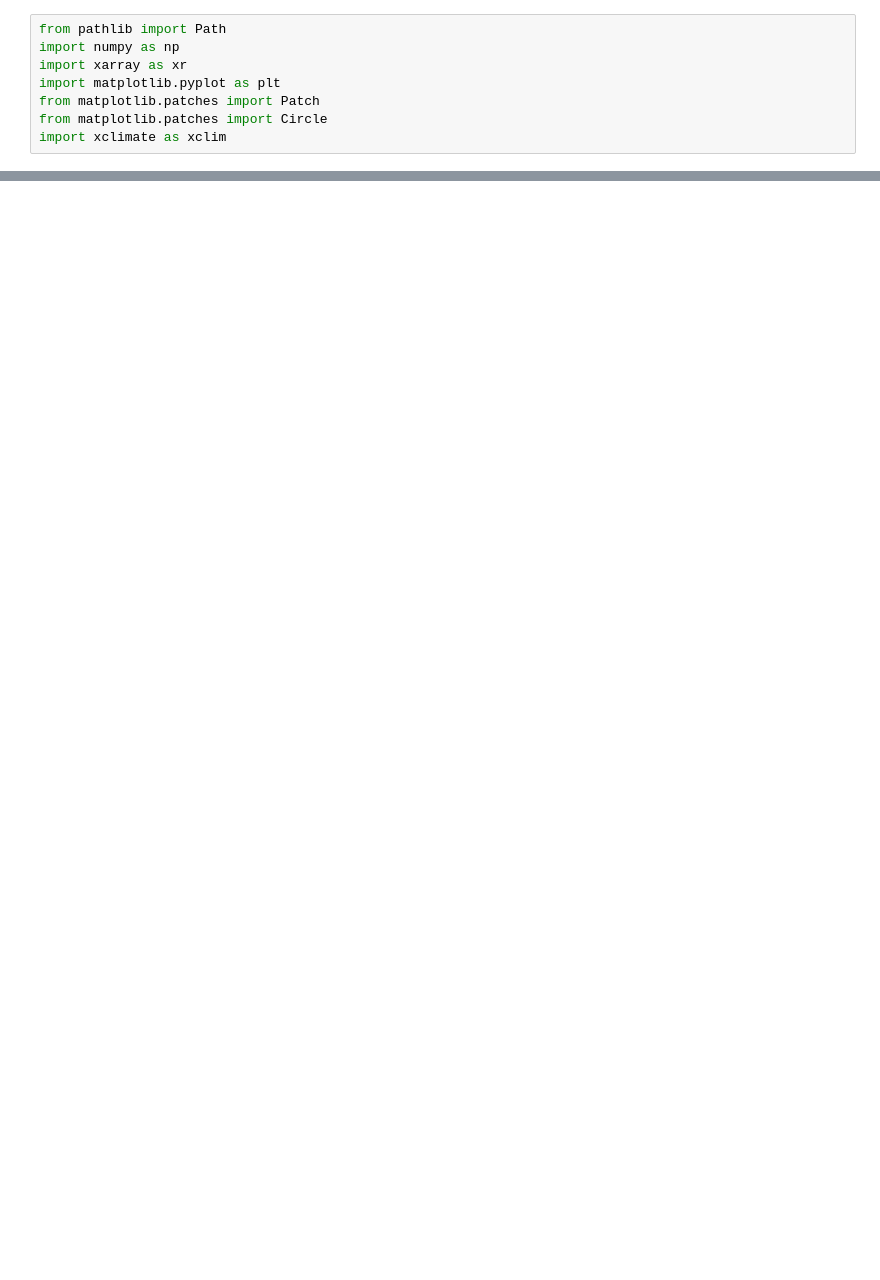
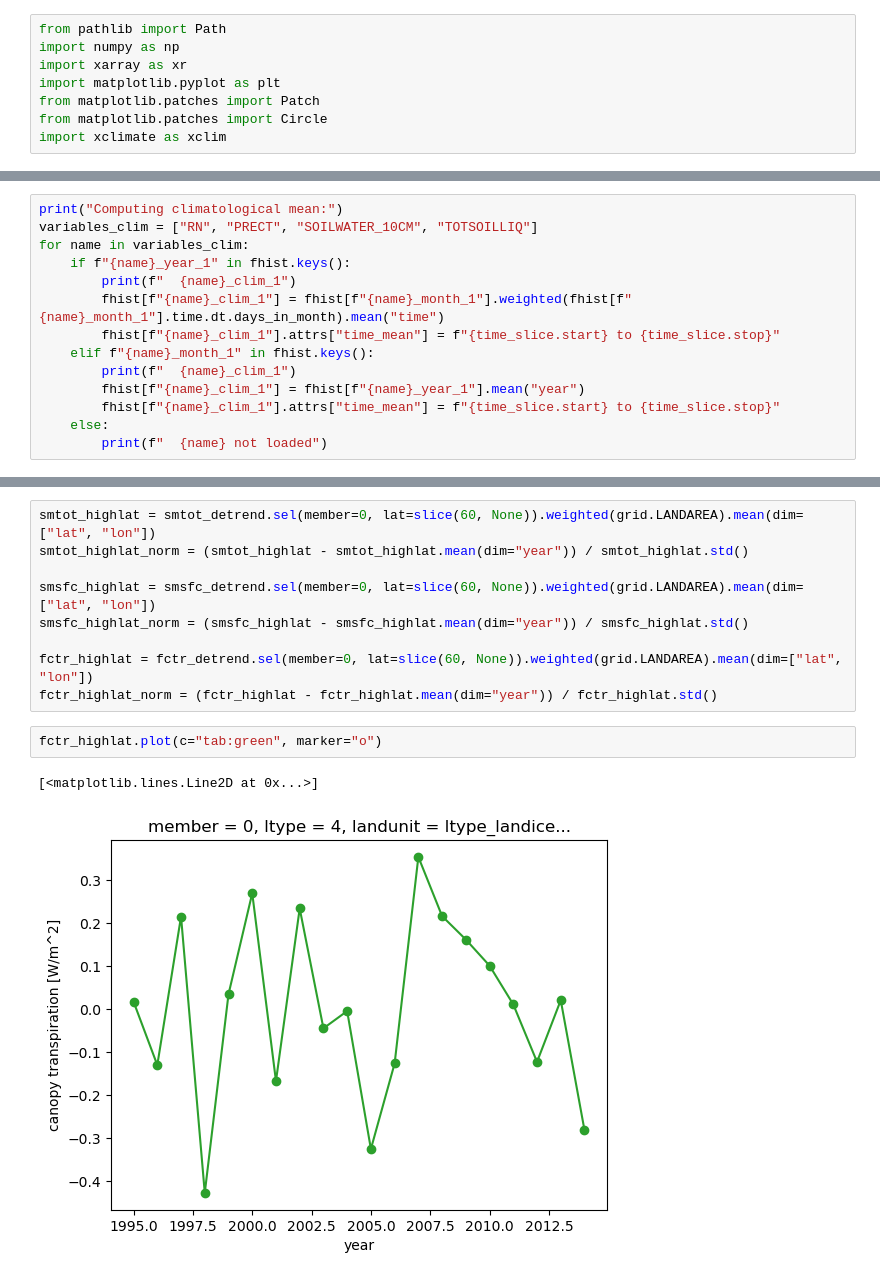
Before and after one commit to bbuchovecky/et_controls, a Jupyter notebook: ecohydro-index-bin.ipynb, the cells around one changed output, grey strips where cells are left out. Cells and saved outputs as stored; diff of their text form; blank space fills up the shorter version.

```diff
--- a/ecohydro-index-bin.ipynb
+++ b/ecohydro-index-bin.ipynb
@@ -8,0 +155,14 @@ import xclimate as xclim
+# %%
+print("Computing climatological mean:")
+variables_clim = ["RN", "PRECT", "SOILWATER_10CM", "TOTSOILLIQ"]
+for name in variables_clim:
+    if f"{name}_year_1" in fhist.keys():
+        print(f"  {name}_clim_1")
+        fhist[f"{name}_clim_1"] = fhist[f"{name}_month_1"].weighted(fhist[f"{name}_month_1"].time.dt.days_in_month).mean("time")
+        fhist[f"{name}_clim_1"].attrs["time_mean"] = f"{time_slice.start} to {time_slice.stop}"
+    elif f"{name}_month_1" in fhist.keys():
+        print(f"  {name}_clim_1")
+        fhist[f"{name}_clim_1"] = fhist[f"{name}_year_1"].mean("year")
+        fhist[f"{name}_clim_1"].attrs["time_mean"] = f"{time_slice.start} to {time_slice.stop}"
+    else:
+        print(f"  {name} not loaded")
@@ -8,0 +255,14 @@ import xclimate as xclim
+# %%
+smtot_highlat = smtot_detrend.sel(member=0, lat=slice(60, None)).weighted(grid.LANDAREA).mean(dim=["lat", "lon"])
+smtot_highlat_norm = (smtot_highlat - smtot_highlat.mean(dim="year")) / smtot_highlat.std()
+
+smsfc_highlat = smsfc_detrend.sel(member=0, lat=slice(60, None)).weighted(grid.LANDAREA).mean(dim=["lat", "lon"])
+smsfc_highlat_norm = (smsfc_highlat - smsfc_highlat.mean(dim="year")) / smsfc_highlat.std()
+
+fctr_highlat = fctr_detrend.sel(member=0, lat=slice(60, None)).weighted(grid.LANDAREA).mean(dim=["lat", "lon"])
+fctr_highlat_norm = (fctr_highlat - fctr_highlat.mean(dim="year")) / fctr_highlat.std()
+# %%
+fctr_highlat.plot(c="tab:green", marker="o")
+# %% [output]
+[<matplotlib.lines.Line2D at 0x...>]
+[figure, added]
```
Also changed, not shown: parts of 46 cells of this notebook, 38 other files.
